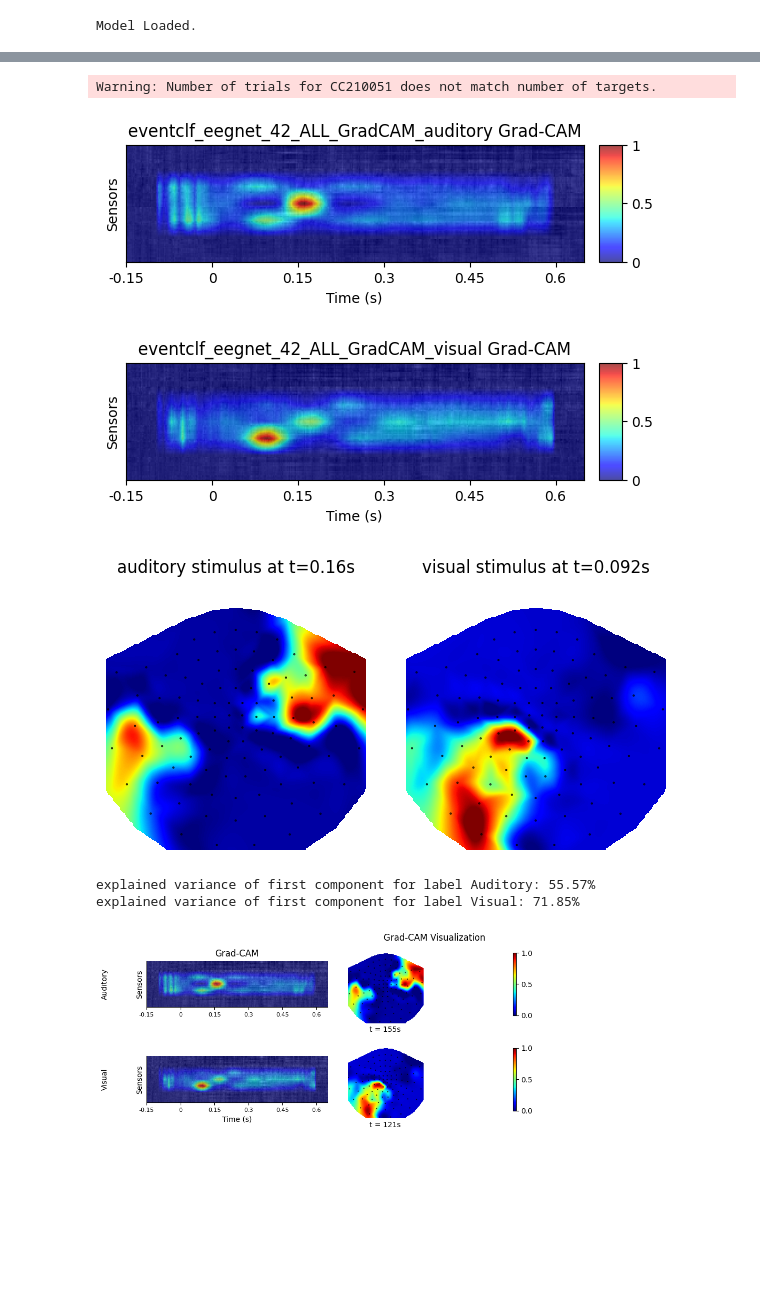
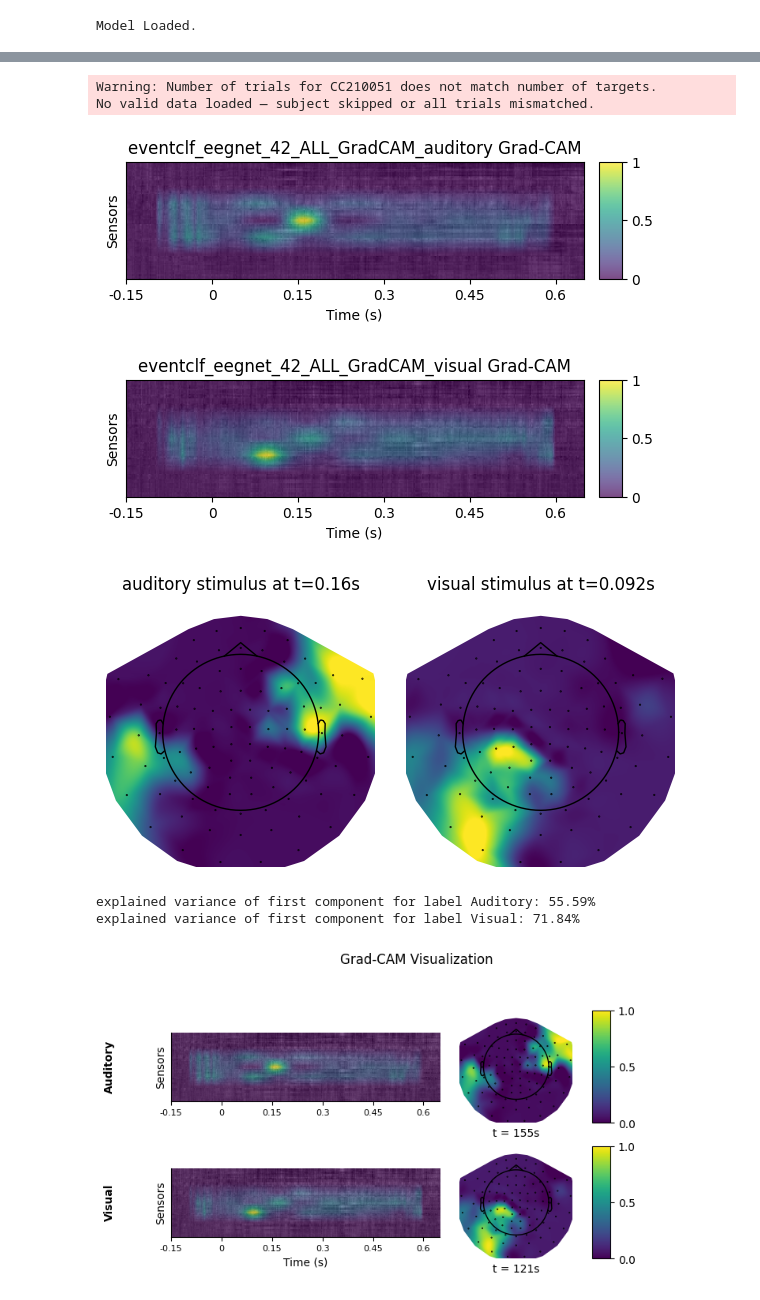
Before and after one commit to arthurdehgan/meegnet, a Jupyter notebook: notebooks/visu_gradcam.ipynb, the cells around one changed output, grey strips where cells are left out. Cells and saved outputs as stored; diff of their text form; code cells hidden in the pictures; blank space fills up the shorter version.

Commit message:
viridis colormap, added sphere and improved spacing

```diff
--- a/notebooks/visu_gradcam.ipynb
+++ b/notebooks/visu_gradcam.ipynb
@@ -30,8 +23,9 @@ n_samples = None  # We will use all trials for each subject
 
 # Setting up paths
 classif = 'eventclf'  # also used for naming files and for model name
-save_path = f'/home/arthur/nvme/{classif}'
+save_path = f'/home/arthur/camcan/{classif}'
 model_path = save_path
+data_path = os.path.join(save_path, f'downsampled_{sfreq}')
 
 # setting up a seed for reproducibility (will be used for numpy, pandas, torch, and the meegnet library)
 seed = 42
@@ -94,15 +88,16 @@ target_layers = [layer]
 all_cams = compute_cams(net, target_layers, dataset, verbose=1)
 # %% [output]
 Warning: Number of trials for CC210051 does not match number of targets.
+No valid data loaded — subject skipped or all trials mismatched.
 # %%
-dataset.load(save_path, one_sub=dataset.subject_list[-1])
+dataset.load(data_path, one_sub=dataset.subject_list[-1])
 
 for i, label in enumerate(dataset.target_labels):
 	input_tensor = dataset.data[dataset.targets == i]
 	plot_cam(input_tensor, all_cams[i], name, label, fig_path)
 # %% [output]
-[figure, old version]
+[figure, new version]
-[figure, old version]
+[figure, new version]
 # %%
 fig, axes = plt.subplots(figsize=(6, 3), nrows=1, ncols=2, layout='constrained')
 plt.title('PCA of Gradcam mask')
@@ -119,21 +114,21 @@ for i, label in enumerate(dataset.target_labels):
 	component = (component - component.min()) / (component.max() - component.min())
 
 	axes[i].set_title(f'{label} stimulus at t={(best_timing - 75) / sfreq}s')
-	im, _ = plot_topomap(component, info, axes=axes[i], res=300, show=False, outlines=None, contours=0, cmap='viridis')
+	im, _ = plot_topomap(component, info, axes=axes[i], res=300, contours=0, cmap='viridis', sphere=0.1, show=False)
 
 out_path = os.path.join(fig_path, f'GradCAM_mask_PCA.png')
 # plt.tight_layout()
 plt.savefig(out_path, dpi=300)
 plt.show()
 # %% [output]
-[figure, old version]
+[figure, new version]
 # %%
 from matplotlib.gridspec import GridSpec
 import matplotlib.pyplot as plt
-import copy
 from mne.viz import plot_topomap
 from matplotlib.cm import ScalarMappable
 from matplotlib.colors import Normalize
+from mpl_toolkits.axes_grid1 import make_axes_locatable
 
 outlines = None
 title = 'Grad-CAM Visualization'
@@ -143,11 +138,11 @@ block_size = 5
 tick_ratio = 1000 / 500
 n_blocs = 1  # Only one "bloc" for Grad-CAMs
 n_lines = len(all_cams)  # Number of lines for the pyplot figure
-n_cols = n_blocs * block_size + 1  # Number of columns for the pyplot figure
+n_cols = n_blocs * 3 + 1  # 2 cols imshow + 1 col topomap per bloc + 1 for colorbar
 
 grid = GridSpec(n_lines, n_cols)
 fig = plt.figure(figsize=(n_cols * 2, n_lines * 2))
-plt.title(title)
+fig.suptitle(title, y=1.05)
 plt.axis('off')
 axes = []
 
@@ -186,12 +181,9 @@ for i, (label, cams) in enumerate(zip(labels, all_cams)):
 		axes[-1].set_yticks([])
 
 		if j == 0:
-			axes[-1].text(-100, 50, label, ha='left', va='center', rotation='vertical')
-			# axes[-1].text(-100, 50, label, ha="left", va="center")
+			axes[-1].text(-100, 50, label, ha='left', va='center', rotation='vertical', fontweight='bold')
 		if idx == n_blocs - 1:
 			axes[-1].yaxis.set_label_position('left')
-		if i == 0:
-			plt.title('Grad-CAM')
 		if i == 1:
 			plt.xlabel('Time (s)')
 		if idx == 0:
@@ -199,48 +191,45 @@ for i, (label, cams) in enumerate(zip(labels, all_cams)):
 
 		# Add Topomaps
 		# for comp in range(3):
 		for comp in range(1):
 			axes.append(fig.add_subplot(grid[i, j + 2 + comp]))
 			topo_data = (components[comp] - components[comp].min()) / (
 				components[comp].max() - components[comp].min()
 			)  # Normalize
 			im_topo, _ = plot_topomap(
 				topo_data,
 				info,
 				axes=axes[-1],
 				res=300,
-				show=False,
 				contours=0,
 				cmap='viridis',
-				outlines=None,
 				vlim=(-0.005, 1.1),
+				sphere=0.1,
+				show=False,
 			)
 			var = 100 * pca.explained_variance_ratio_[comp]
 			print(f'explained variance of first component for label {label}: {var:.2f}%')
 			# axes[-1].set_xlabel(f"t = {best_timing}s; var = {var:.2f}%")
 			axes[-1].set_xlabel(f't = {best_timing}s')
 
 		if idx == n_blocs - 1:
-			axes.append(fig.add_subplot(grid[i, n_blocs * 3 + comp]))
+			axes.append(fig.add_subplot(grid[i, n_blocs * 3]))
+			divider = make_axes_locatable(axes[-1])
+			cax = divider.append_axes('left', size='17%', pad=0.05)
 
-			# Fix the alpha issue using ScalarMappable for the colorbar
-			norm = Normalize(vmin=0, vmax=1)  # Use the same vmin and vmax as the image
-			sm = ScalarMappable(cmap='viridis', norm=norm)  # Create a ScalarMappable for the colorbar
-			sm.set_array([])  # Required to create a colorbar from ScalarMappable
+			norm = Normalize(vmin=0, vmax=1)
+			sm = ScalarMappable(cmap='viridis', norm=norm)
+			sm.set_array([])
 
-			fig.colorbar(
-				sm,
-				ax=axes[-1],  # Attach to the correct axis
-				location='right',
-				ticks=(0, 0.5, 1),  # Use appropriate ticks
-				shrink=0.8,  # Adjust size as needed
-			)
+			cbar = fig.colorbar(sm, cax=cax, ticks=(0, 0.5, 1))
+			cbar.ax.yaxis.set_ticks_position('right')
+			cbar.ax.yaxis.set_label_position('right')
 			axes[-1].axis('off')
 
 out_path = 'all_gradcams_visualization.png'
 plt.tight_layout()
-plt.savefig(os.path.join(fig_path, out_path), dpi=300)
+plt.savefig(os.path.join(fig_path, out_path), dpi=300, bbox_inches='tight')
 # %% [output]
-explained variance of first component for label Auditory: 55.57%
-explained variance of first component for label Visual: 71.85%
+explained variance of first component for label Auditory: 55.59%
+explained variance of first component for label Visual: 71.84%
-[figure, old version]
+[figure, new version]
```
Also changed, not shown: parts of 2 cells of this notebook, 3 other files.
